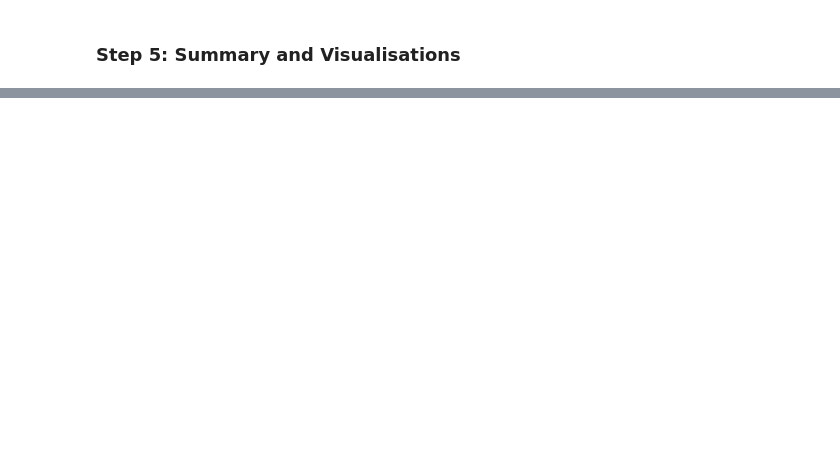
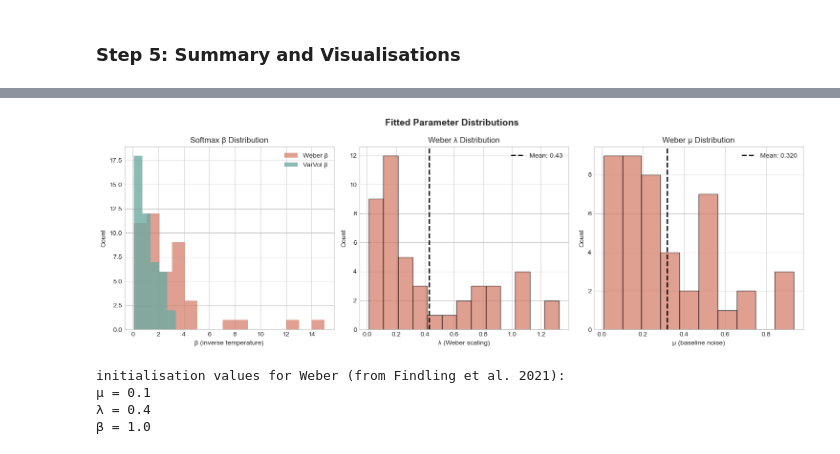
Before and after one commit to sascholle/neural-imprecision-for-volatility, a Jupyter notebook: findling_notebook/notebook_fitting_optimised.ipynb, the cells around one changed output, grey strips where cells are left out. Cells and saved outputs as stored; diff of their text form; code cells hidden in the pictures; blank space fills up the shorter version.

```diff
--- a/findling_notebook/notebook_fitting_optimised.ipynb
+++ b/findling_notebook/notebook_fitting_optimised.ipynb
@@ -1151,38 +1204,51 @@ plt.show()
 # %%
 # Parameter distributions
+
+fitting_df = pd.read_csv('2.fitting_data/mle_fitting_results_DE.csv')
 
 fig, axes = plt.subplots(1, 3, figsize=(15, 5))
 fig.suptitle('Fitted Parameter Distributions', fontsize=14, fontweight='bold')
 
 # β distribution
 ax = axes[0]
-ax.hist(fitting_df['varvol_beta_softmax'], bins=15, alpha=0.7, label='VarVol β', color="#6eaaa2")
 ax.hist(fitting_df['weber_beta_softmax'], bins=15, alpha=0.7, label='Weber β', color="#d27763")
+ax.hist(fitting_df['varvol_beta_softmax'], bins=5, alpha=0.8, label='VarVol β', color="#6eaaa2")
 ax.set_xlabel('β (inverse temperature)')
 ax.set_ylabel('Count')
 ax.set_title('Softmax β Distribution')
 ax.legend()
 
 # λ distribution
 ax = axes[1]
-ax.hist(fitting_df['weber_lambdaa'], bins=15, color="#d27763", alpha=0.7, edgecolor='black')
+ax.hist(fitting_df['weber_lambdaa'], bins=13, color="#d27763", alpha=0.7, edgecolor='black')
 ax.axvline(fitting_df['weber_lambdaa'].mean(), color='black', linestyle='--', linewidth=2,
            label=f'Mean: {fitting_df['weber_lambdaa'].mean():.2f}')
 ax.set_xlabel('λ (Weber scaling)')
 ax.set_ylabel('Count')
 ax.set_title('Weber λ Distribution')
 ax.legend()
 
 # μ distribution
 ax = axes[2]
-ax.hist(fitting_df['weber_mu'], bins=15, color="#d27763", alpha=0.7, edgecolor='black')
+ax.hist(fitting_df['weber_mu'], bins=10, color="#d27763", alpha=0.7, edgecolor='black')
 ax.axvline(fitting_df['weber_mu'].mean(), color='black', linestyle='--', linewidth=2,
            label=f'Mean: {fitting_df['weber_mu'].mean():.3f}')
 ax.set_xlabel('μ (baseline noise)')
 ax.set_ylabel('Count')
 ax.set_title('Weber μ Distribution')
 ax.legend()
 
 plt.tight_layout()
 plt.show()
+
+print('initialisation values for Weber (from Findling et al. 2021):')
+print(f"μ = 0.1")
+print(f"λ = 0.4")
+print(f"β = 1.0")
+# %% [output]
+[figure, added]
+initialisation values for Weber (from Findling et al. 2021):
+μ = 0.1
+λ = 0.4
+β = 1.0
 # %%
```
Also changed, not shown: parts of 13 cells of this notebook, 2 other files.
